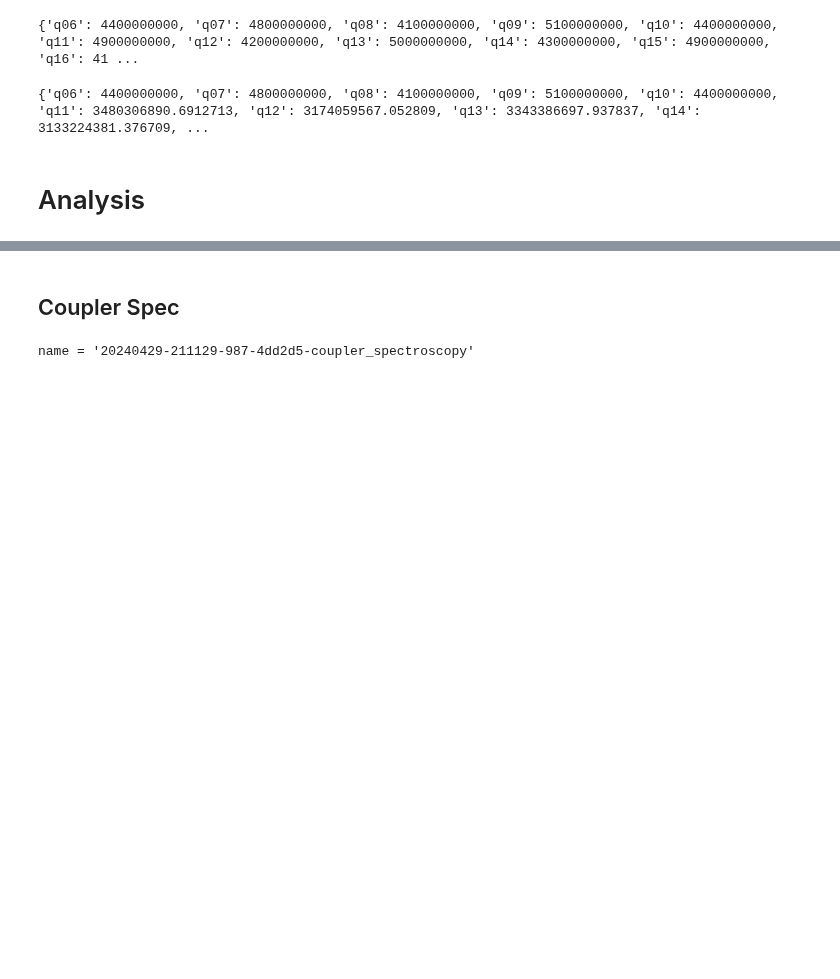
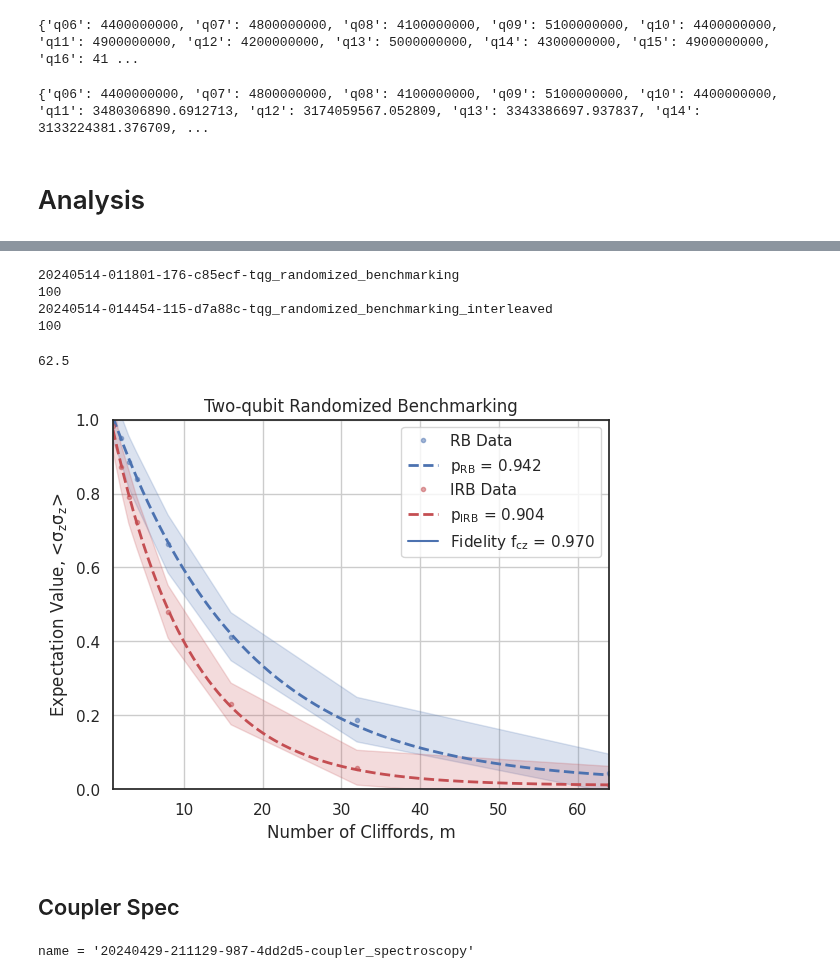
Before and after one commit to tergite/tergite-autocalibration, a Jupyter notebook: calibration_analysis.ipynb, the cells around one changed output, grey strips where cells are left out. Drawn from its saved outputs; the diff is of its cells as text; code cells hidden in the pictures; blank space fills up the shorter version.

```diff
--- a/calibration_analysis.ipynb
+++ b/calibration_analysis.ipynb
@@ -371,3 +893,68 @@ Attributes:
+# %%
+%matplotlib inline
+import numpy as np
+import matplotlib.pyplot as plt
+from xarray import load_dataset
+# import redis
+import xarray as xr
+# from sklearn.discriminant_analysis import LinearDiscriminantAnalysis
+# from sklearn.metrics import confusion_matrix,ConfusionMatrixDisplay
+import matplotlib.pyplot as plt
+from scipy.linalg import norm
+from scipy.optimize import minimize
+from numpy.linalg import inv
+
+
+# dp = r"data_directory/20231106/20231106-155442-755-1ff0de-cz_chevron/dataset.hdf5"
+# name = '20231226-17`5522-736-99b290-cz_calibration_ssro'
+
+from os import listdir
+date = '20240514'
+path = f'data_dir/{date}'
+names = np.sort(listdir(path))
+# name = names[-1]
+name = '20240514-011801-176-c85ecf-tqg_randomized_benchmarking'
+print(name)
+data_set_names = np.sort(listdir(path+'/'+name))[:-1]
+print(len(data_set_names))
+dps = [f'data_dir/{date}/{name}/{data_set_name}' for data_set_name in data_set_names]
+# ds = load_dataset(dps[0])
+dss = [load_dataset(dp) for dp in dps]
+ds = xr.merge(dss)
+
+name = '20240514-014454-115-d7a88c-tqg_randomized_benchmarking_interleaved'
+print(name)
+data_set_names = np.sort(listdir(path+'/'+name))[:-1]
+print(len(data_set_names))
+dps = [f'data_dir/{date}/{name}/{data_set_name}' for data_set_name in data_set_names]
+# ds = load_dataset(dps[0])
+dss = [load_dataset(dp) for dp in dps]
+ds1 = xr.merge(dss)
+# %% [output]
+20240514-011801-176-c85ecf-tqg_randomized_benchmarking
+100
+20240514-014454-115-d7a88c-tqg_randomized_benchmarking_interleaved
+100
+# %%
+150/60*25
+# %% [output]
+62.5
+# %%
+import seaborn as sns
+sns.set_theme(style="white")
+params = {'mathtext.default': 'regular' }
+plt.rcParams.update(params)
+rb = RandomizedBenchmarkingAnalysis(ds,'RB')
+prb = rb.run_fitting()[0]
+rb.plotter()
+fig = plt.gcf()
+irb = RandomizedBenchmarkingAnalysis(ds1,'IRB')
+irb.run_fitting()
+irb.plotter(prb)
+fig1 = plt.gcf()
+fig1.savefig(f'tergite_acl/notebooks/rb/{ds.tuid}_{ds1.tuid}.png',dpi=300, bbox_inches='tight')
+# %% [output]
+[figure, added]
 # %% [markdown]
 ## Coupler Spec
 # %%
```
Also changed, not shown: parts of 18 cells of this notebook, 24 other files.
